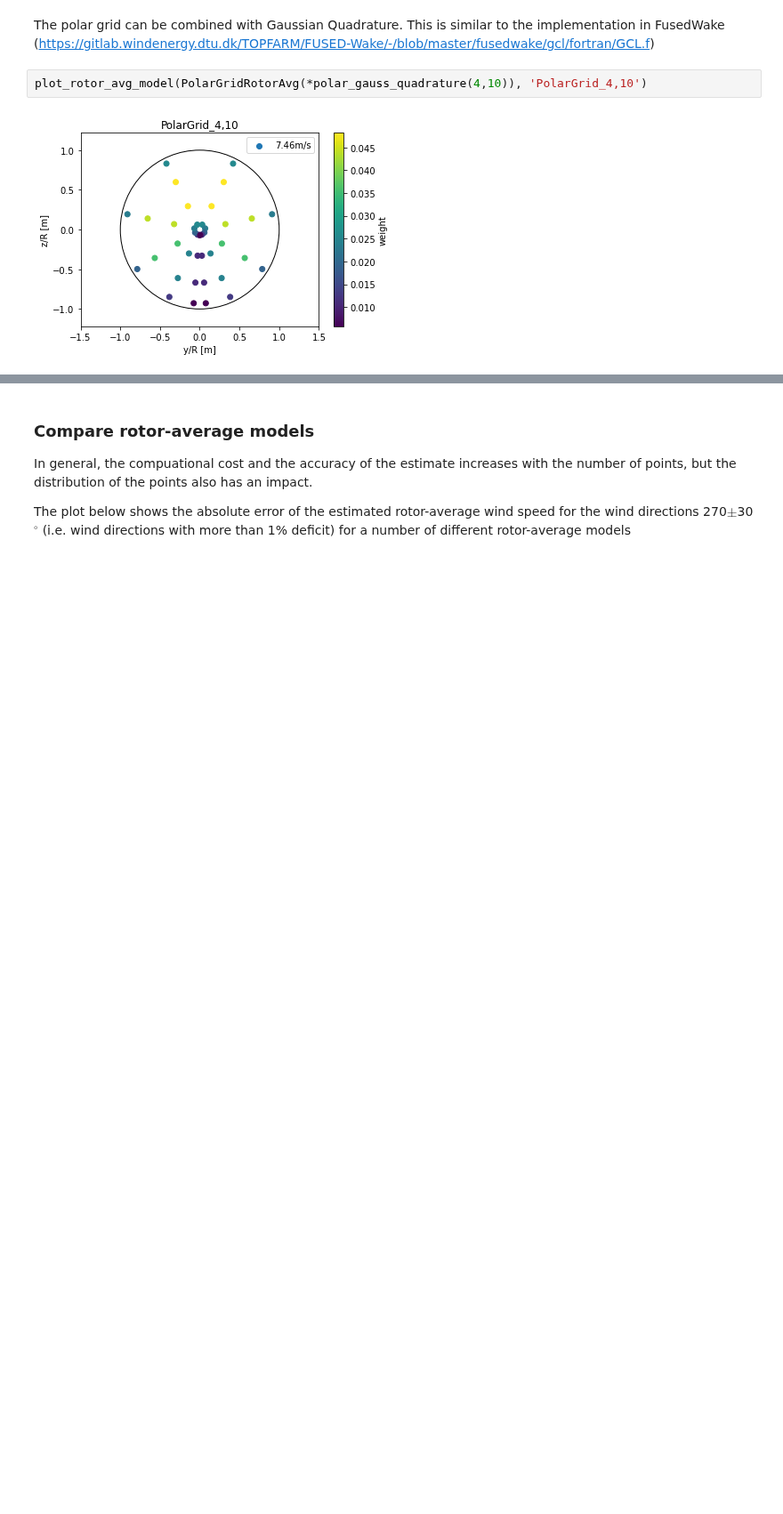
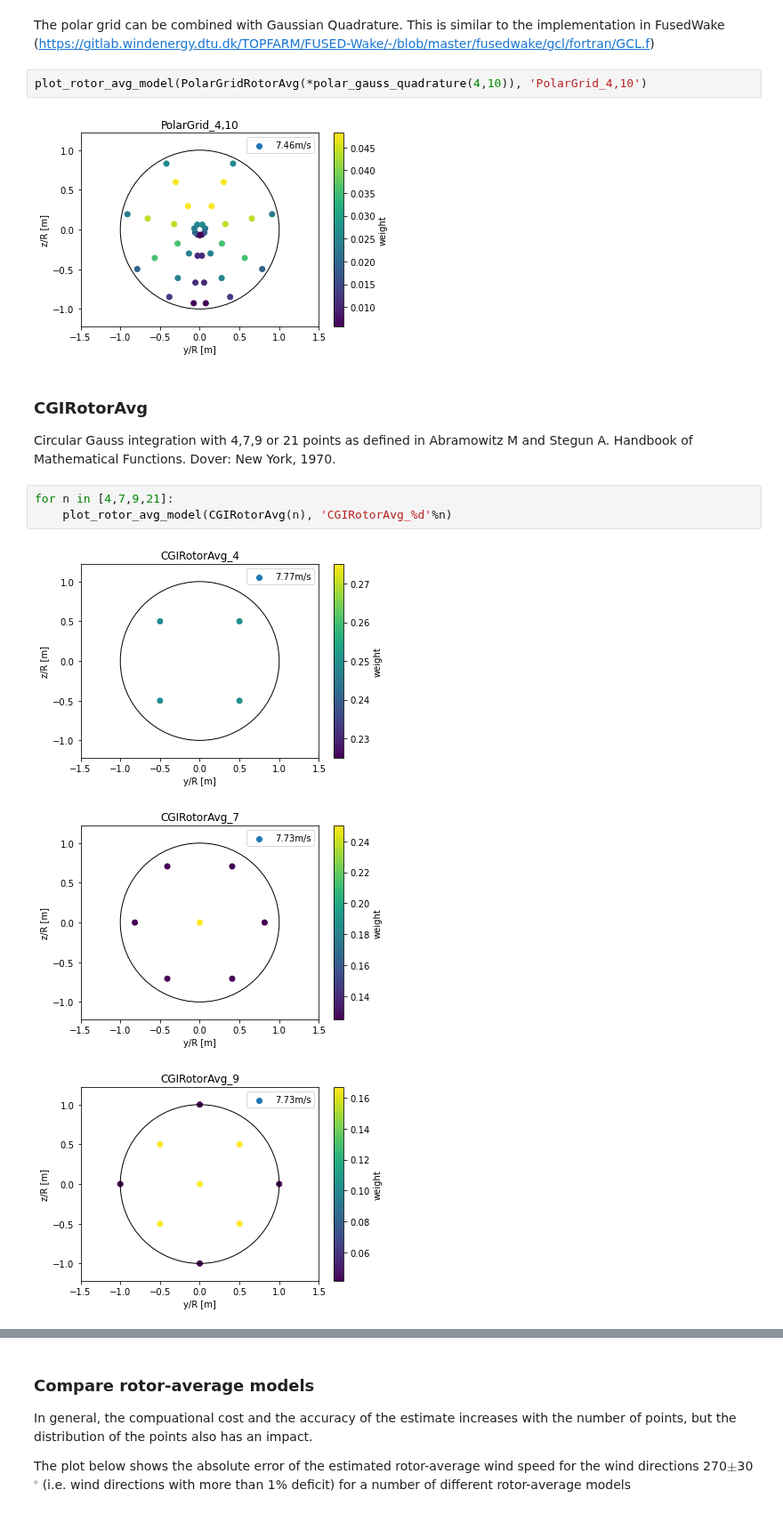
Before and after one commit to DTUWindEnergy/PyWake, a Jupyter notebook: docs/notebooks/EngineeringWindFarmModels.ipynb, the cells around one changed output, grey strips where cells are left out. Shown at 89% size. Saved outputs shown, nothing was run; the diff lists cells and outputs as text; blank space fills up the shorter version.

```diff
--- a/docs/notebooks/EngineeringWindFarmModels.ipynb
+++ b/docs/notebooks/EngineeringWindFarmModels.ipynb
@@ -557,3 +558,13 @@ The polar grid can be combined with Gaussian Quadrature. This is similar to the
 plot_rotor_avg_model(PolarGridRotorAvg(*polar_gauss_quadrature(4,10)), 'PolarGrid_4,10')
 # %% [output]
 [figure]
+# %% [markdown]
+### CGIRotorAvg
+Circular Gauss integration with 4,7,9 or 21 points as defined in Abramowitz M and Stegun A. Handbook of Mathematical Functions. Dover: New York, 1970.
+# %%
+for n in [4,7,9,21]:
+    plot_rotor_avg_model(CGIRotorAvg(n), 'CGIRotorAvg_%d'%n)
+# %% [output]
+[figure, added]
+[figure, added]
+[figure, added]
```
Also changed, not shown: parts of 11 cells of this notebook, 3 other files.
